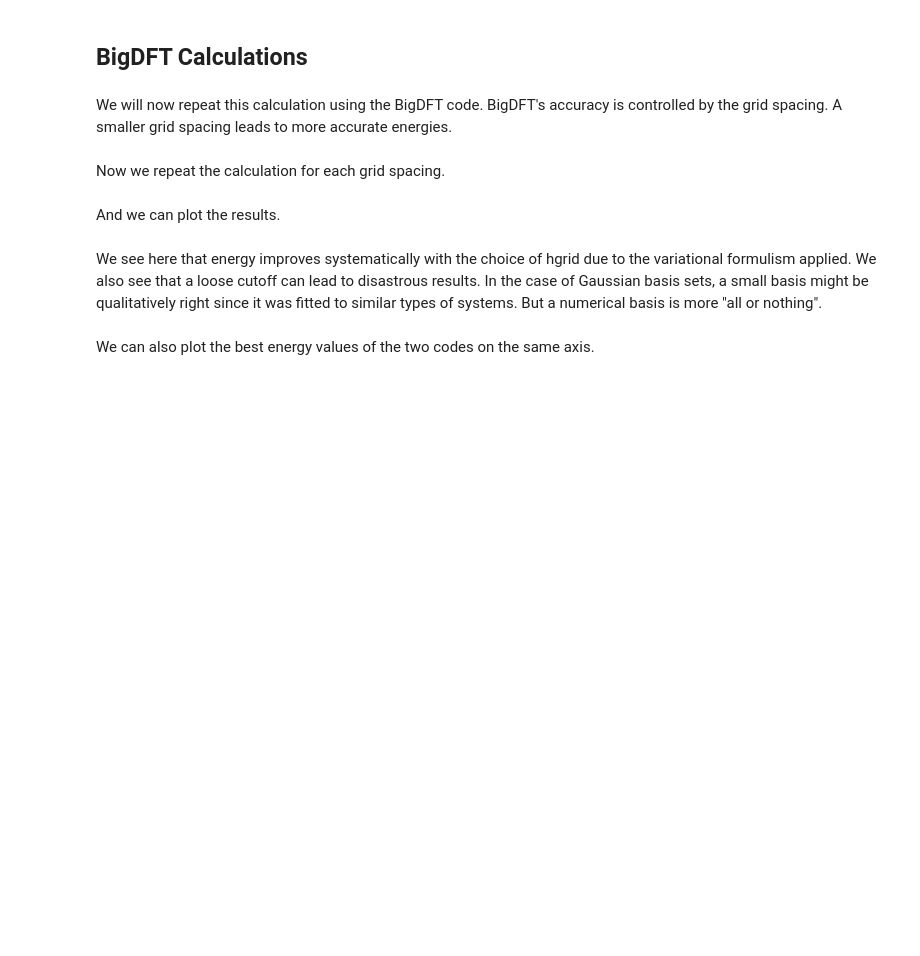
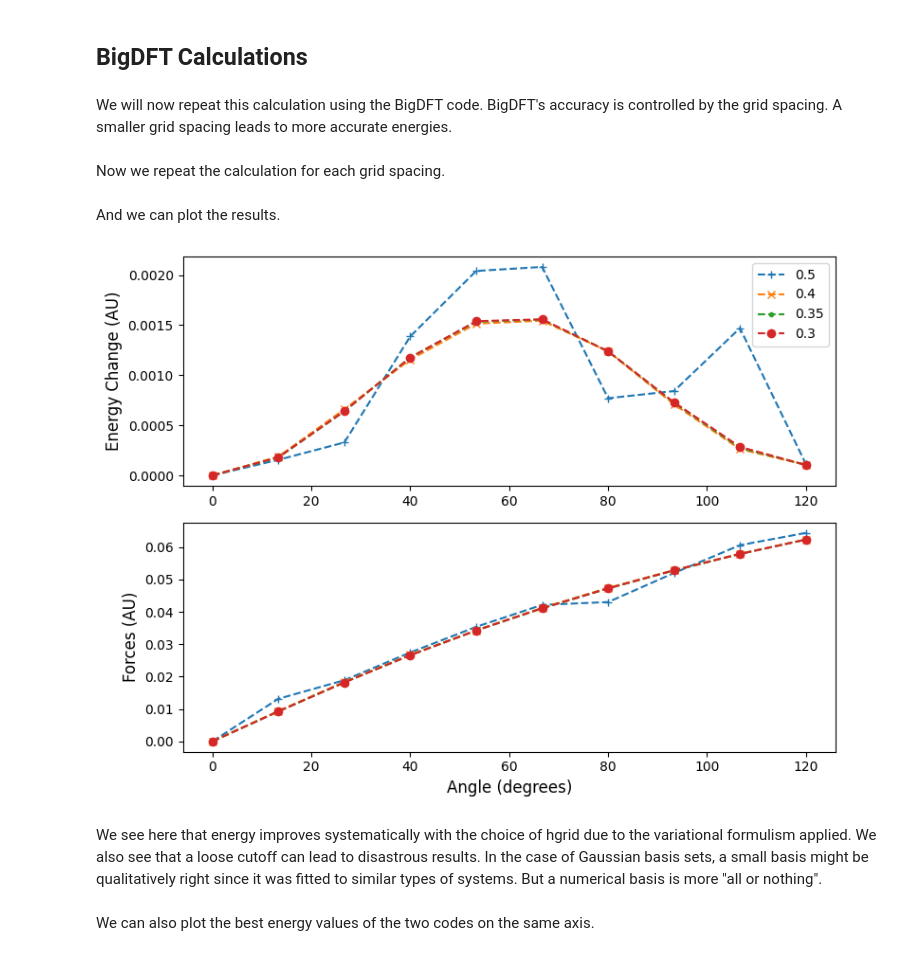
Before and after one commit to BigDFT-group/bigdft-school, a Jupyter notebook: nmqc-2023/05-ComparisonToGaussian.ipynb, the cells around one changed output. Drawn from its saved outputs; the diff is of its cells as text; code cells hidden in the pictures; blank space fills up the shorter version.

```diff
--- a/nmqc-2023/05-ComparisonToGaussian.ipynb
+++ b/nmqc-2023/05-ComparisonToGaussian.ipynb
@@ -71,9 +73,9 @@ def convert_bigdft_to_pyscf(sys, basis, verbose = 0):
     mol = gto.Mole()
     for frag in sys.values():
         for at in frag:
-            mol.atom.append([at.sym, at.get_position("angstroem")])\
-    mol.basis = b
-    mol.verbose = 0
+            mol.atom.append([at.sym, at.get_position("angstroem")])
+    mol.basis = basis
+    mol.verbose = verbose
     mol.build()
     return mol
 # %% [markdown]
@@ -89,7 +91,7 @@ for b in basis:
     pyscf_energies[b] = []
     pyscf_forces[b] = []
     for sys in systems:
-        m = convert_bigdft_to_pyscf(sys)
+        m = convert_bigdft_to_pyscf(sys, b)
 
         mf = HF(m)
         pyscf_energies[b].append(mf.kernel())
@@ -170,22 +174,24 @@ And we can plot the results.
 # %%
 from matplotlib import pyplot as plt
 fig, axs = plt.subplots(2,1,figsize=(8,6))
 
 markers = ["+", "x", ".", "o"]
 for m, b in zip(markers, hgrid):
     axs[0].plot(angles,
-                [(x - bigdft_energies[str(b)][0]) for x in bigdft_energies[str(b)]],
+                [(x - bigdft_energies[b][0]) for x in bigdft_energies[b]],
                 label=b, marker=m, linestyle='--')
     axs[1].plot(angles,
-                [(norm(x - bigdft_forces[str(b)][0])) for x in bigdft_forces[str(b)]],
+                [(norm(x - bigdft_forces[b][0])) for x in bigdft_forces[b]],
                 label=b, marker=m, linestyle='--')
 
 axs[0].set_ylabel("Energy Change (AU)", fontsize=12)
 axs[1].set_ylabel("Forces (AU)", fontsize=12)
 axs[1].set_xlabel("Angle (degrees)", fontsize=12)
 
 axs[0].legend()
 fig.tight_layout()
+# %% [output]
+[figure, added]
 # %% [markdown]
 We see here that energy improves systematically with the choice of hgrid due to the variational formulism applied. We also see that a loose cutoff can lead to disastrous results. In the case of Gaussian basis sets, a small basis might be qualitatively right since it was fitted to similar types of systems. But a numerical basis is more "all or nothing".
 # %% [markdown]
```
Also changed, not shown: parts of 3 cells of this notebook.
